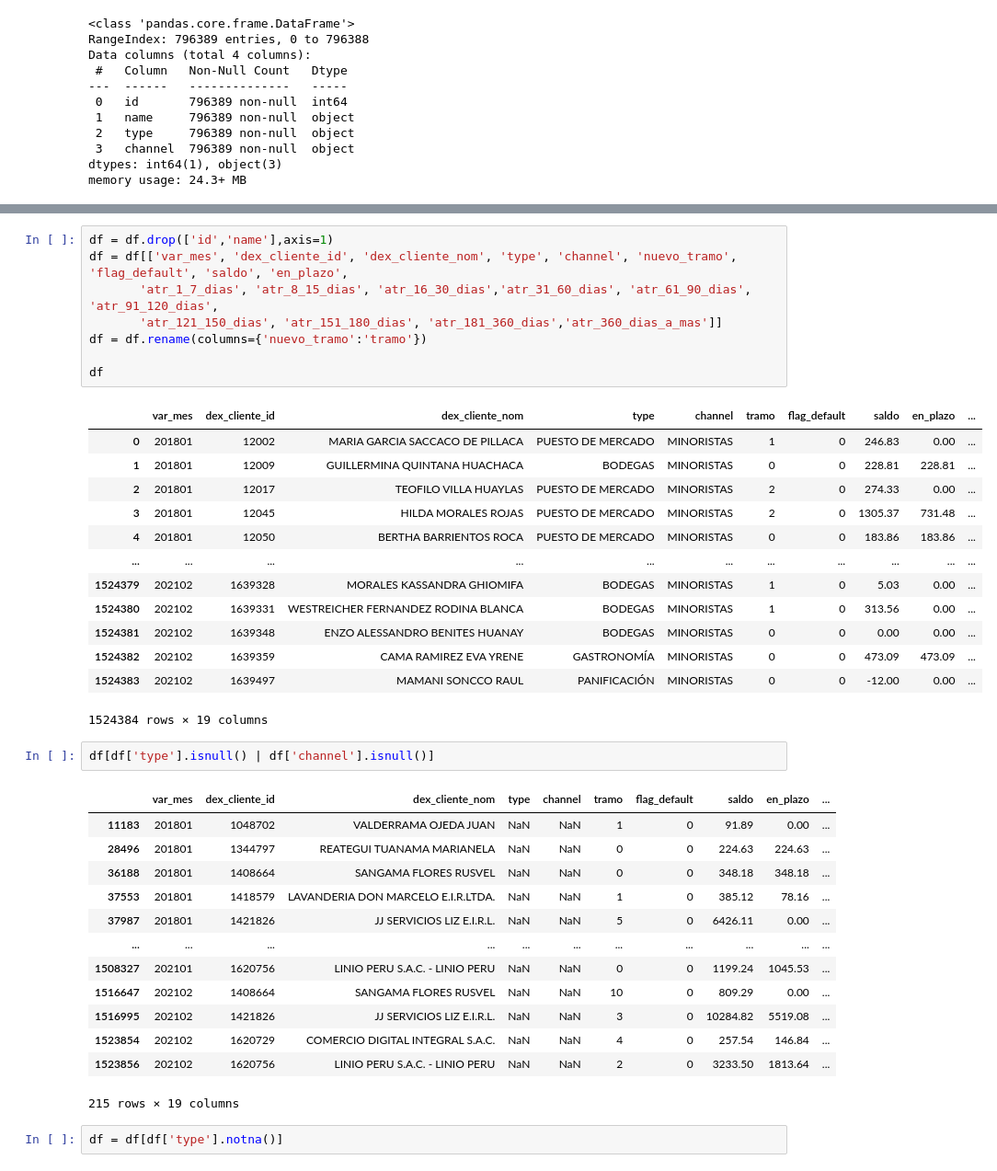
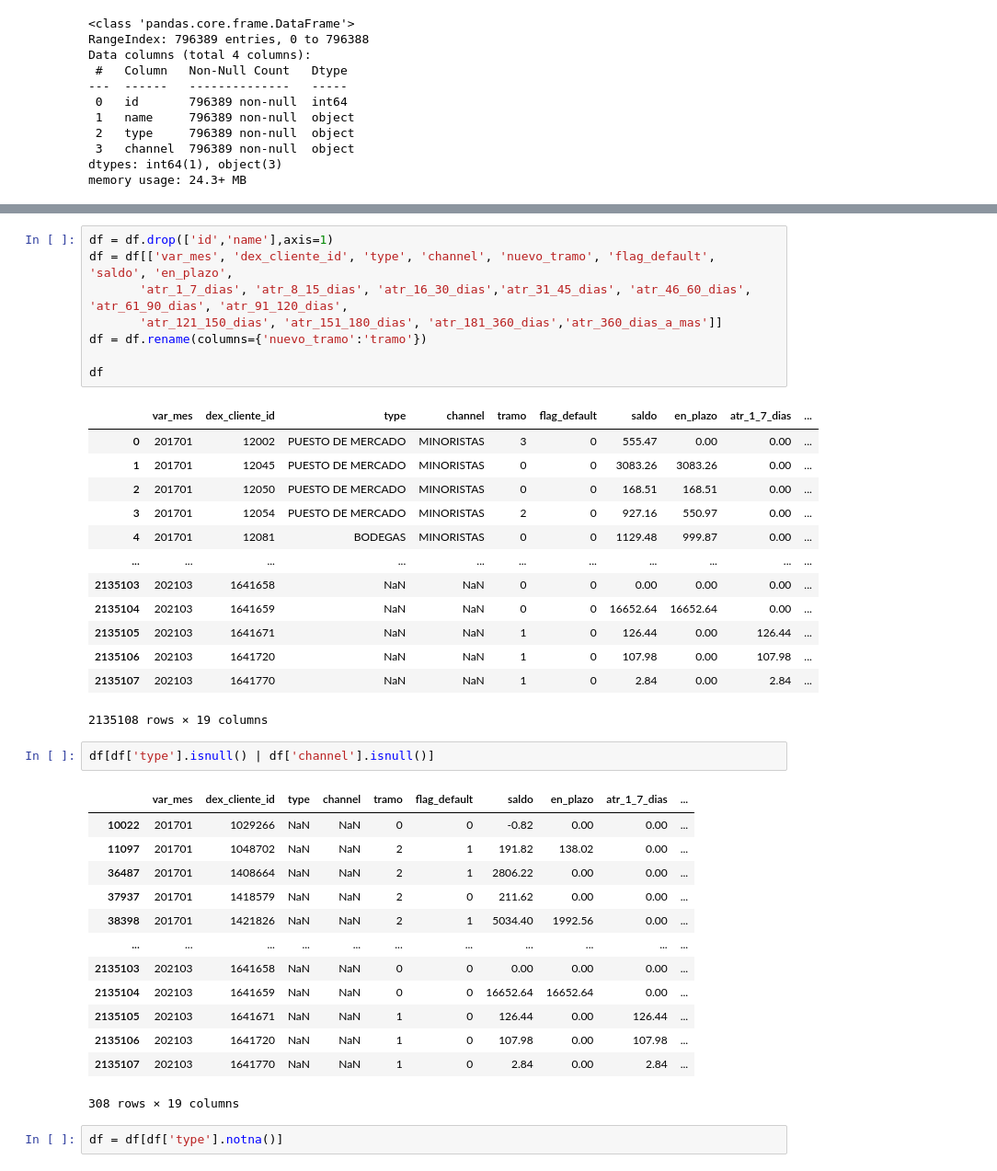
Before and after one commit to jbaraybar/dex_presentacion, a Jupyter notebook: presentacion.ipynb, the cells around one changed output, grey strips where cells are left out. Shown at 92% size. Drawn from its saved outputs; the diff is of its cells as text.

```diff
--- a/presentacion.ipynb
+++ b/presentacion.ipynb
@@ -97,42 +97,42 @@ Index(['var_mes', 'dex_cliente_id', 'dex_cliente_nom', 'saldo', 'en_plazo',
       dtype='object')
 # %%
 df = df.drop(['id','name'],axis=1)
-df = df[['var_mes', 'dex_cliente_id', 'dex_cliente_nom', 'type', 'channel', 'nuevo_tramo', 'flag_default', 'saldo', 'en_plazo',
-       'atr_1_7_dias', 'atr_8_15_dias', 'atr_16_30_dias','atr_31_60_dias', 'atr_61_90_dias', 'atr_91_120_dias',
+df = df[['var_mes', 'dex_cliente_id', 'type', 'channel', 'nuevo_tramo', 'flag_default', 'saldo', 'en_plazo',
+       'atr_1_7_dias', 'atr_8_15_dias', 'atr_16_30_dias','atr_31_45_dias', 'atr_46_60_dias', 'atr_61_90_dias', 'atr_91_120_dias',
        'atr_121_150_dias', 'atr_151_180_dias', 'atr_181_360_dias','atr_360_dias_a_mas']]
 df = df.rename(columns={'nuevo_tramo':'tramo'})
 
 df
 # %% [output]
-|  | var_mes | dex_cliente_id | dex_cliente_nom | type | channel | tramo | flag_default | saldo | en_plazo | ... |
-| 0 | 201801 | 12002 | MARIA GARCIA SACCACO DE PILLACA | PUESTO DE MERCADO | MINORISTAS | 1 | 0 | 246.83 | 0.00 | ... |
-| 1 | 201801 | 12009 | GUILLERMINA QUINTANA HUACHACA | BODEGAS | MINORISTAS | 0 | 0 | 228.81 | 228.81 | ... |
-| 2 | 201801 | 12017 | TEOFILO VILLA HUAYLAS | PUESTO DE MERCADO | MINORISTAS | 2 | 0 | 274.33 | 0.00 | ... |
-| 3 | 201801 | 12045 | HILDA MORALES ROJAS | PUESTO DE MERCADO | MINORISTAS | 2 | 0 | 1305.37 | 731.48 | ... |
-| 4 | 201801 | 12050 | BERTHA BARRIENTOS ROCA | PUESTO DE MERCADO | MINORISTAS | 0 | 0 | 183.86 | 183.86 | ... |
+|  | var_mes | dex_cliente_id | type | channel | tramo | flag_default | saldo | en_plazo | atr_1_7_dias | ... |
+| 0 | 201701 | 12002 | PUESTO DE MERCADO | MINORISTAS | 3 | 0 | 555.47 | 0.00 | 0.00 | ... |
+| 1 | 201701 | 12045 | PUESTO DE MERCADO | MINORISTAS | 0 | 0 | 3083.26 | 3083.26 | 0.00 | ... |
+| 2 | 201701 | 12050 | PUESTO DE MERCADO | MINORISTAS | 0 | 0 | 168.51 | 168.51 | 0.00 | ... |
+| 3 | 201701 | 12054 | PUESTO DE MERCADO | MINORISTAS | 2 | 0 | 927.16 | 550.97 | 0.00 | ... |
+| 4 | 201701 | 12081 | BODEGAS | MINORISTAS | 0 | 0 | 1129.48 | 999.87 | 0.00 | ... |
 | ... | ... | ... | ... | ... | ... | ... | ... | ... | ... | ... |
-| 1524379 | 202102 | 1639328 | MORALES KASSANDRA GHIOMIFA | BODEGAS | MINORISTAS | 1 | 0 | 5.03 | 0.00 | ... |
-| 1524380 | 202102 | 1639331 | WESTREICHER FERNANDEZ RODINA BLANCA | BODEGAS | MINORISTAS | 1 | 0 | 313.56 | 0.00 | ... |
-| 1524381 | 202102 | 1639348 | ENZO ALESSANDRO BENITES HUANAY | BODEGAS | MINORISTAS | 0 | 0 | 0.00 | 0.00 | ... |
-| 1524382 | 202102 | 1639359 | CAMA RAMIREZ EVA YRENE | GASTRONOMÍA | MINORISTAS | 0 | 0 | 473.09 | 473.09 | ... |
-| 1524383 | 202102 | 1639497 | MAMANI SONCCO RAUL | PANIFICACIÓN | MINORISTAS | 0 | 0 | -12.00 | 0.00 | ... |
+| 2135103 | 202103 | 1641658 | NaN | NaN | 0 | 0 | 0.00 | 0.00 | 0.00 | ... |
+| 2135104 | 202103 | 1641659 | NaN | NaN | 0 | 0 | 16652.64 | 16652.64 | 0.00 | ... |
+| 2135105 | 202103 | 1641671 | NaN | NaN | 1 | 0 | 126.44 | 0.00 | 126.44 | ... |
+| 2135106 | 202103 | 1641720 | NaN | NaN | 1 | 0 | 107.98 | 0.00 | 107.98 | ... |
+| 2135107 | 202103 | 1641770 | NaN | NaN | 1 | 0 | 2.84 | 0.00 | 2.84 | ... |
-1524384 rows × 19 columns
+2135108 rows × 19 columns
 # %%
 df[df['type'].isnull() | df['channel'].isnull()]
 # %% [output]
-|  | var_mes | dex_cliente_id | dex_cliente_nom | type | channel | tramo | flag_default | saldo | en_plazo | ... |
-| 11183 | 201801 | 1048702 | VALDERRAMA OJEDA JUAN | NaN | NaN | 1 | 0 | 91.89 | 0.00 | ... |
-| 28496 | 201801 | 1344797 | REATEGUI TUANAMA MARIANELA | NaN | NaN | 0 | 0 | 224.63 | 224.63 | ... |
-| 36188 | 201801 | 1408664 | SANGAMA FLORES RUSVEL | NaN | NaN | 0 | 0 | 348.18 | 348.18 | ... |
-| 37553 | 201801 | 1418579 | LAVANDERIA DON MARCELO E.I.R.LTDA. | NaN | NaN | 1 | 0 | 385.12 | 78.16 | ... |
-| 37987 | 201801 | 1421826 | JJ SERVICIOS LIZ E.I.R.L. | NaN | NaN | 5 | 0 | 6426.11 | 0.00 | ... |
+|  | var_mes | dex_cliente_id | type | channel | tramo | flag_default | saldo | en_plazo | atr_1_7_dias | ... |
+| 10022 | 201701 | 1029266 | NaN | NaN | 0 | 0 | -0.82 | 0.00 | 0.00 | ... |
+| 11097 | 201701 | 1048702 | NaN | NaN | 2 | 1 | 191.82 | 138.02 | 0.00 | ... |
+| 36487 | 201701 | 1408664 | NaN | NaN | 2 | 1 | 2806.22 | 0.00 | 0.00 | ... |
+| 37937 | 201701 | 1418579 | NaN | NaN | 2 | 0 | 211.62 | 0.00 | 0.00 | ... |
+| 38398 | 201701 | 1421826 | NaN | NaN | 2 | 1 | 5034.40 | 1992.56 | 0.00 | ... |
 | ... | ... | ... | ... | ... | ... | ... | ... | ... | ... | ... |
-| 1508327 | 202101 | 1620756 | LINIO PERU S.A.C. - LINIO PERU | NaN | NaN | 0 | 0 | 1199.24 | 1045.53 | ... |
-| 1516647 | 202102 | 1408664 | SANGAMA FLORES RUSVEL | NaN | NaN | 10 | 0 | 809.29 | 0.00 | ... |
-| 1516995 | 202102 | 1421826 | JJ SERVICIOS LIZ E.I.R.L. | NaN | NaN | 3 | 0 | 10284.82 | 5519.08 | ... |
-| 1523854 | 202102 | 1620729 | COMERCIO DIGITAL INTEGRAL S.A.C. | NaN | NaN | 4 | 0 | 257.54 | 146.84 | ... |
-| 1523856 | 202102 | 1620756 | LINIO PERU S.A.C. - LINIO PERU | NaN | NaN | 2 | 0 | 3233.50 | 1813.64 | ... |
+| 2135103 | 202103 | 1641658 | NaN | NaN | 0 | 0 | 0.00 | 0.00 | 0.00 | ... |
+| 2135104 | 202103 | 1641659 | NaN | NaN | 0 | 0 | 16652.64 | 16652.64 | 0.00 | ... |
+| 2135105 | 202103 | 1641671 | NaN | NaN | 1 | 0 | 126.44 | 0.00 | 126.44 | ... |
+| 2135106 | 202103 | 1641720 | NaN | NaN | 1 | 0 | 107.98 | 0.00 | 107.98 | ... |
+| 2135107 | 202103 | 1641770 | NaN | NaN | 1 | 0 | 2.84 | 0.00 | 2.84 | ... |
-215 rows × 19 columns
+308 rows × 19 columns
 # %%
 df = df[df['type'].notna()]
 # %%
```
Also changed, not shown: parts of 31 cells of this notebook, 2 other files.
